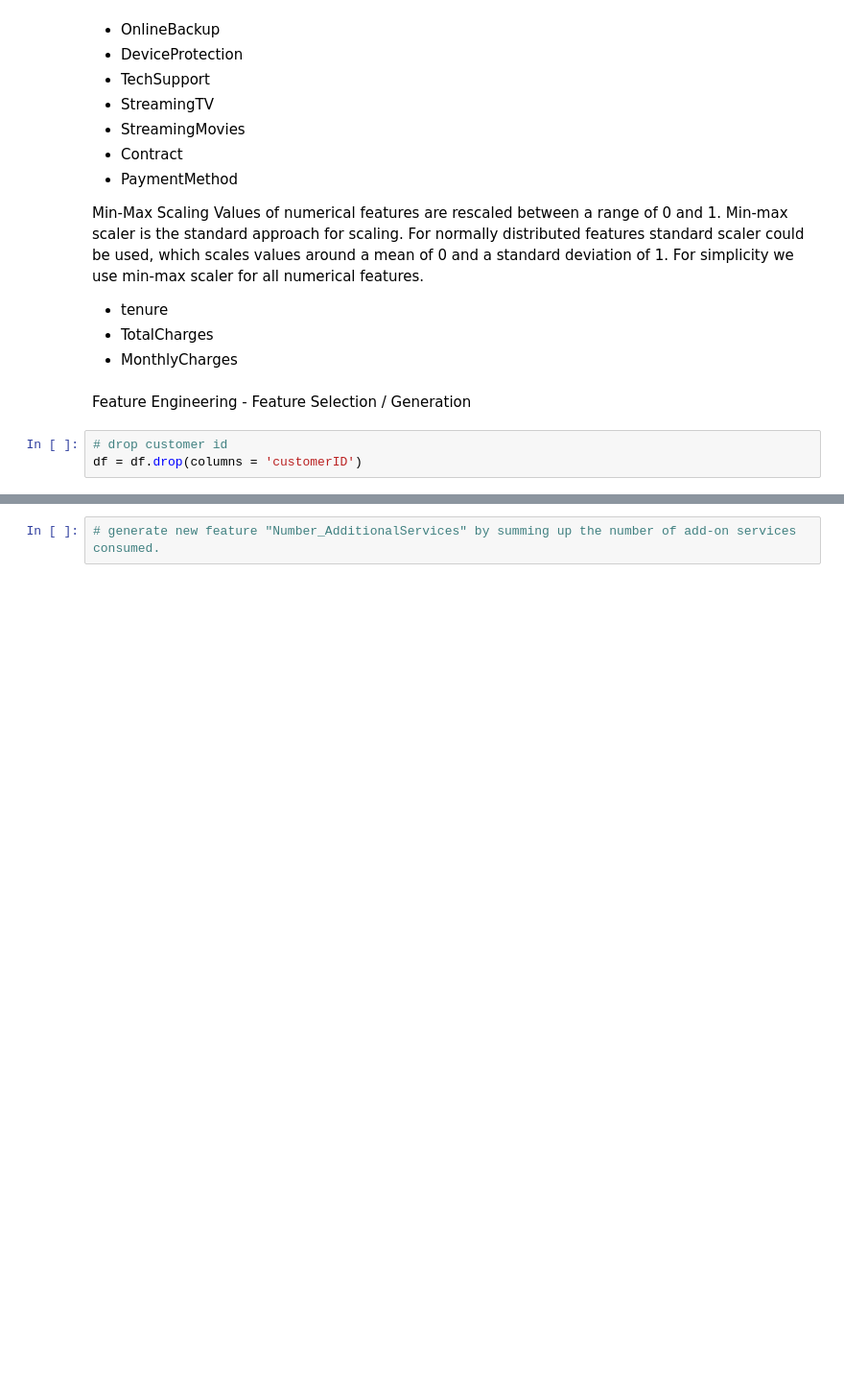
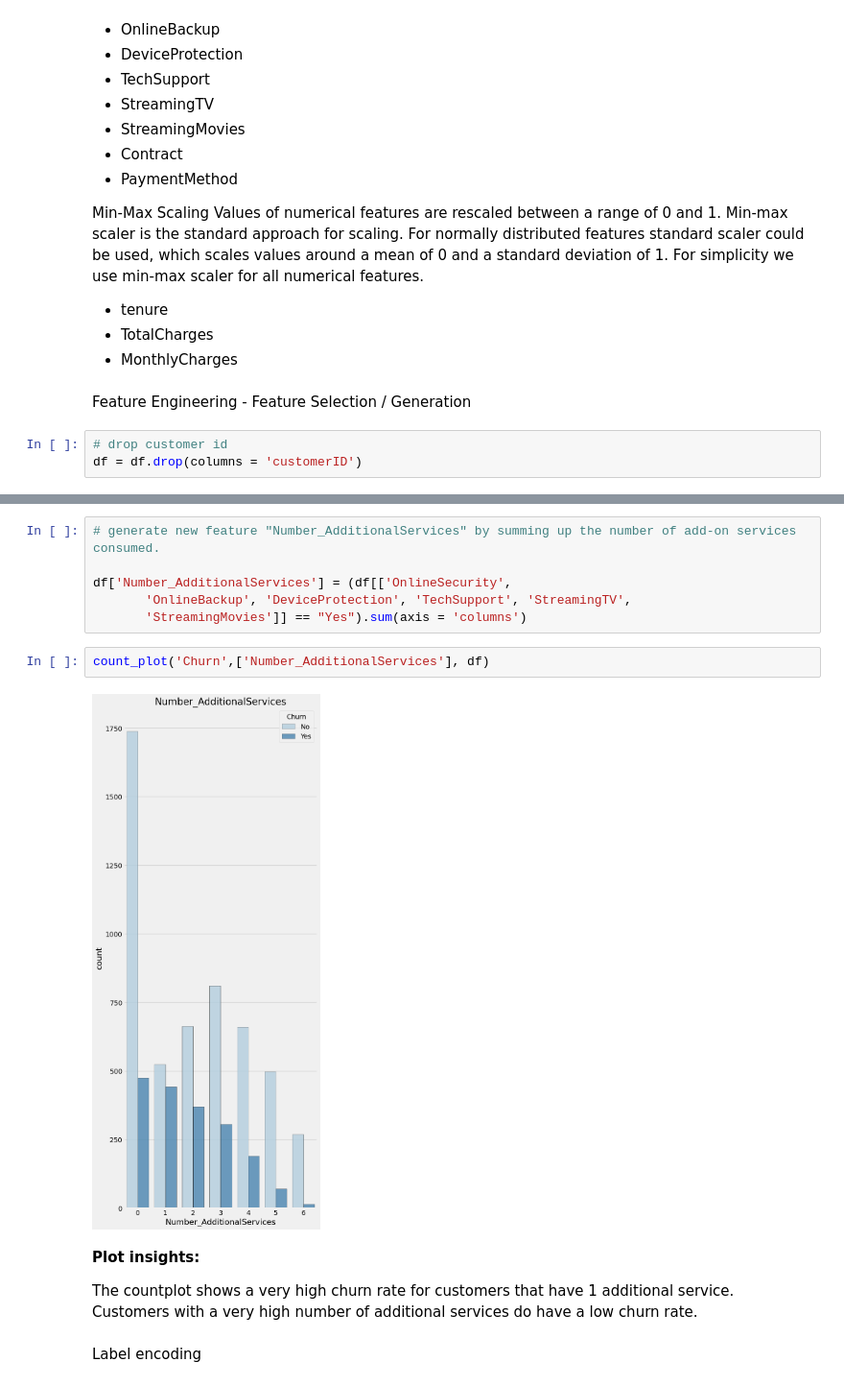
Before and after one commit to sumangupta87/Telecom-Churn-Prediction---Kaggle-Competition, a Jupyter notebook: Telecom_Churn_Prediction.ipynb, the cells around one changed output, grey strips where cells are left out. Shown at 96% size. Saved outputs shown, nothing was run; the diff lists cells and outputs as text; blank space fills up the shorter version.

```diff
--- a/Telecom_Churn_Prediction.ipynb
+++ b/Telecom_Churn_Prediction.ipynb
@@ -359,3 +359,18 @@ df.head()
 | 4 | Female | 0 | No | No | 2.0 | Yes | No | Fiber optic | ... |
 # %%
 # generate new feature "Number_AdditionalServices" by summing up the number of add-on services consumed.
+
+df['Number_AdditionalServices'] = (df[['OnlineSecurity',
+       'OnlineBackup', 'DeviceProtection', 'TechSupport', 'StreamingTV',
+       'StreamingMovies']] == "Yes").sum(axis = 'columns')
+# %%
+count_plot('Churn',['Number_AdditionalServices'], df)
+# %% [output]
+[figure, added]
+# %% [markdown]
+**Plot insights:**
+
+The countplot shows a very high churn rate for customers that have 1 additional service.
+Customers with a very high number of additional services do have a low churn rate.
+# %% [markdown]
+Label encoding
```
Also changed, not shown: parts of 16 cells of this notebook.
